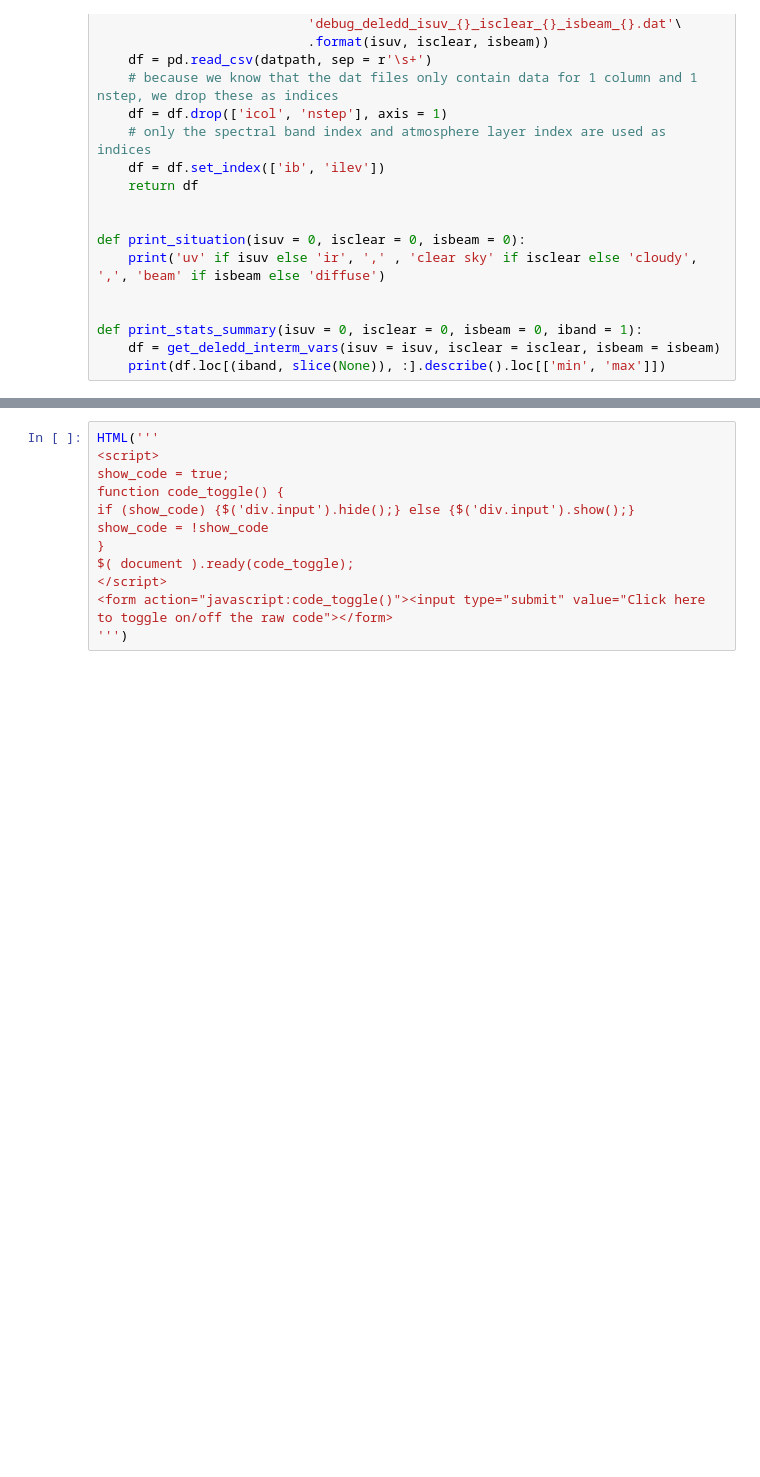
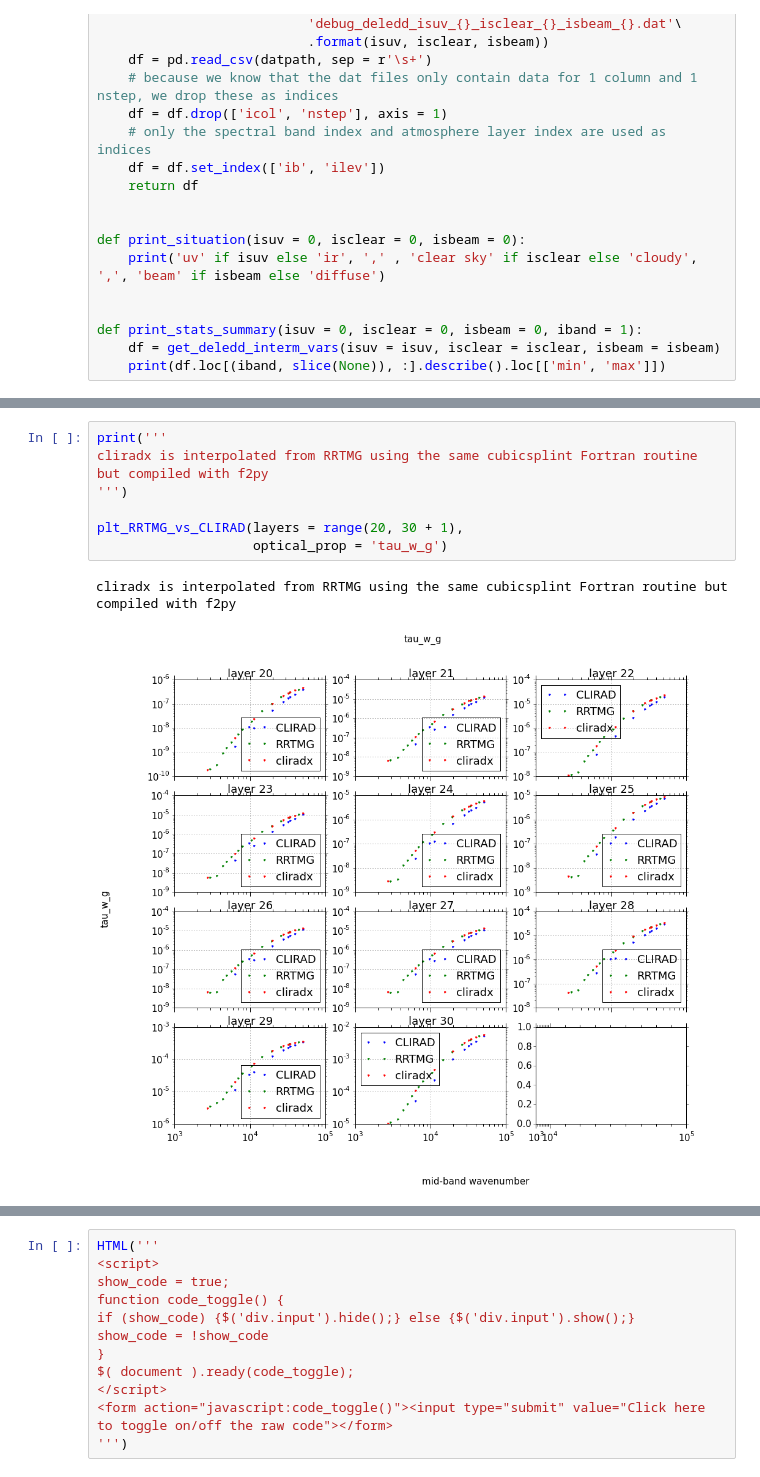
Before and after one commit to qAp/SCAM_radiation_notebooks, a Jupyter notebook: aerosol_optics.ipynb, the cells around one changed output, grey strips where cells are left out. Drawn from its saved outputs; the diff is of its cells as text; blank space fills up the shorter version.

```diff
--- a/aerosol_optics.ipynb
+++ b/aerosol_optics.ipynb
@@ -550,0 +698,10 @@ max  1.432407  1.748571 -0.053810
+# %%
+print('''
+cliradx is interpolated from RRTMG using the same cubicsplint Fortran routine but compiled with f2py
+''')
+
+plt_RRTMG_vs_CLIRAD(layers = range(20, 30 + 1),
+                    optical_prop = 'tau_w_g')
+# %% [output]
+cliradx is interpolated from RRTMG using the same cubicsplint Fortran routine but compiled with f2py
+[figure, added]
```
Also changed, not shown: parts of 11 cells of this notebook.
